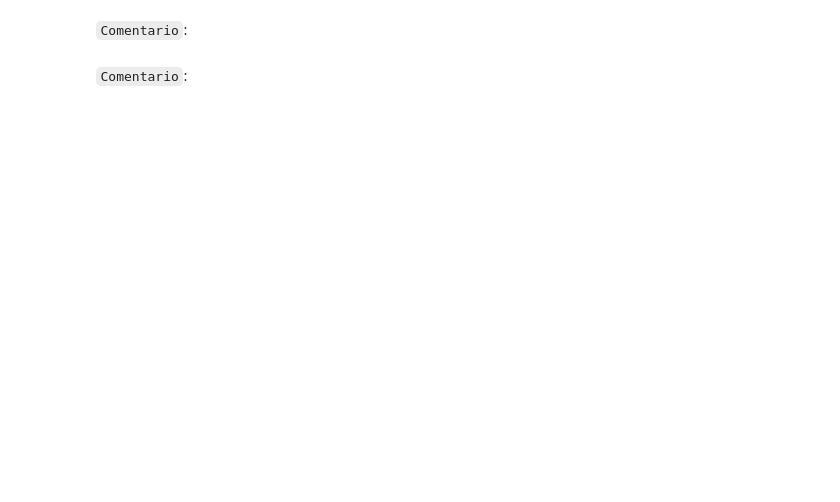
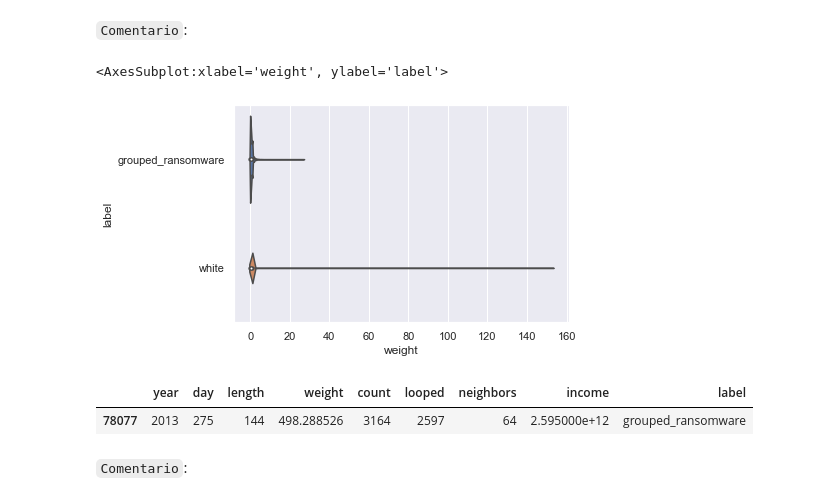
Before and after one commit to Bastian951/INF398-INTRODUCCION-AL-APRENDIZAJE-AUTOMATICO, a Jupyter notebook: Tarea 1/Tarea_1_ML_2022_1.ipynb, the cells around one changed output. Cells and saved outputs as stored; diff of their text form; code cells hidden in the pictures; blank space fills up the shorter version.

```diff
--- a/Tarea 1/Tarea_1_ML_2022_1.ipynb
+++ b/Tarea 1/Tarea_1_ML_2022_1.ipynb
@@ -268,2 +267,13 @@ Pueden utilizar gráficos repetidos, pero no pueden ser todos iguales. La idea d
+# %%
+# Grafico para la columna weight
+sns.violinplot(data=df_data[df_data.weight < 400], x="weight", y="label") # PROBAR HISTOGRAMA  o SACAR DATOS ATIPICOS
+# %% [output]
+<AxesSubplot:xlabel='weight', ylabel='label'>
+[figure, added]
+# %%
+df_data[df_data.weight > 400]
+# %% [output]
+|  | year | day | length | weight | count | looped | neighbors | income | label |
+| 78077 | 2013 | 275 | 144 | 498.288526 | 3164 | 2597 | 64 | 2.595000e+12 | grouped_ransomware |
 # %% [markdown]
 `Comentario`:
```
Also changed, not shown: parts of 5 cells of this notebook.
